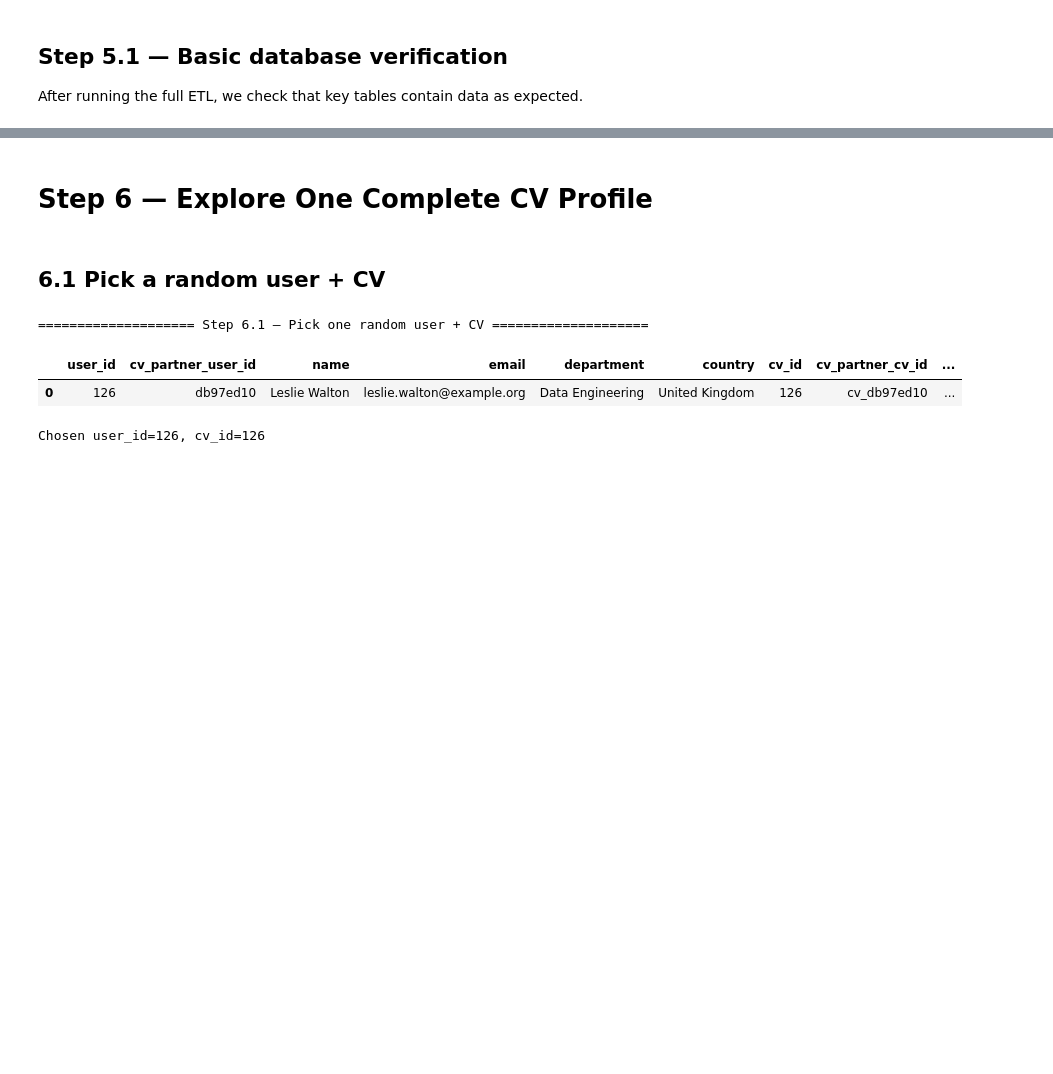
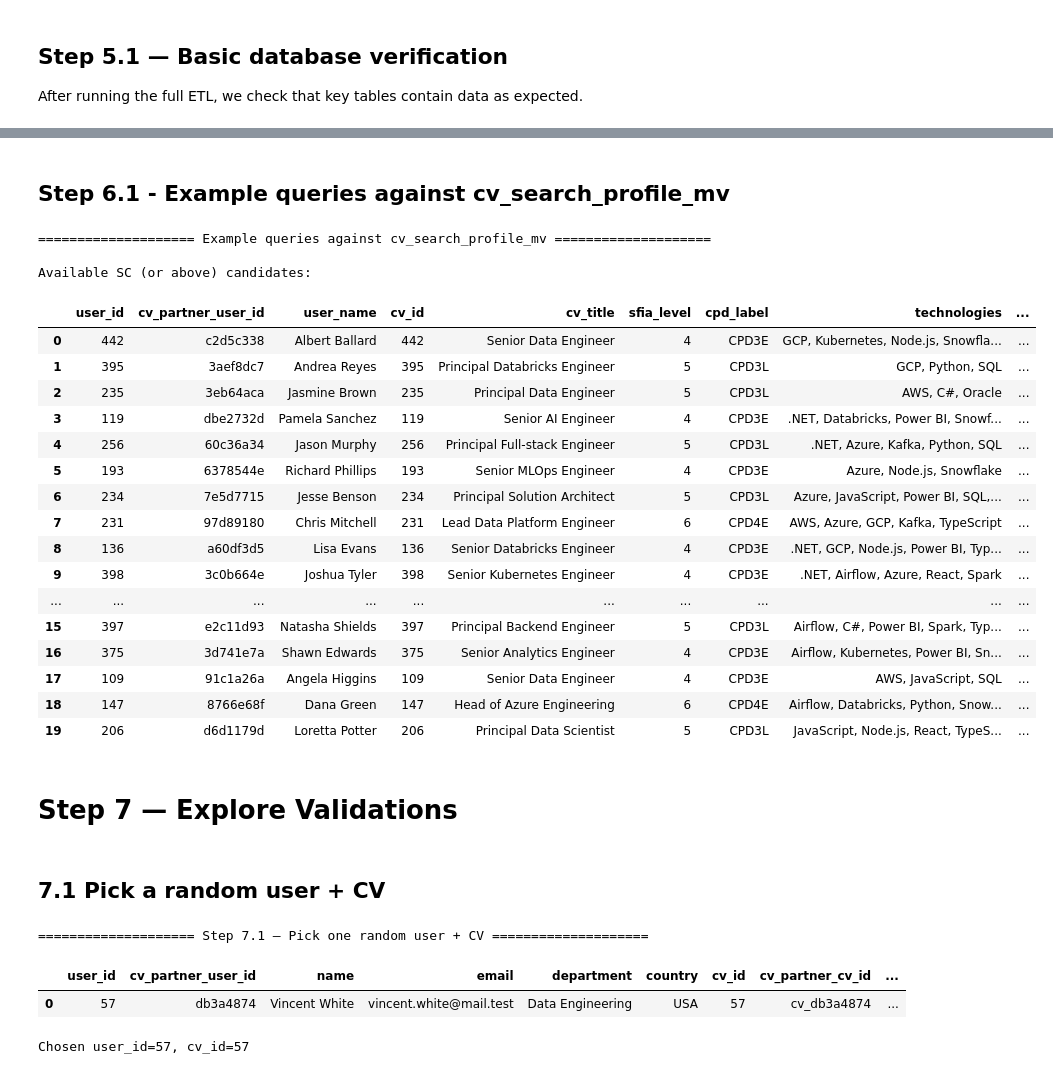
Before and after one commit to AlanaBF/etl_pipeline, a Jupyter notebook: data_engineering_ETL_pipeline.ipynb, the cells around one changed output, grey strips where cells are left out. Saved outputs shown, nothing was run; the diff lists cells and outputs as text; code cells hidden in the pictures; blank space fills up the shorter version.

```diff
--- a/data_engineering_ETL_pipeline.ipynb
+++ b/data_engineering_ETL_pipeline.ipynb
@@ -1299,9 +1333,53 @@ CV–technology links in DB: 2225
+# %% [markdown]
+## Step 6.1 - Example queries against cv_search_profile_mv
+# %%
+print_step("Example queries against cv_search_profile_mv")
+
+with engine.connect() as conn:
+    # e.g. available people with SC clearance and SFIA >= 4
+    sc_available = pd.read_sql(
+        """
+        SELECT *
+        FROM cv_search_profile_mv
+        WHERE
+            (clearance = 'SC' OR clearance IS NULL) AND
+            sfia_level >= 4 AND
+            latest_percent_available >= 50
+        ORDER BY latest_percent_available DESC, sfia_level DESC
+        LIMIT 20;
+        """,
+        conn,
+    )
+
+print("\nAvailable SC (or above) candidates:")
+display(sc_available)
+# %% [output]
+==================== Example queries against cv_search_profile_mv ====================
+
+Available SC (or above) candidates:
+|  | user_id | cv_partner_user_id | user_name | cv_id | cv_title | sfia_level | cpd_label | technologies | ... |
+| 0 | 442 | c2d5c338 | Albert Ballard | 442 | Senior Data Engineer | 4 | CPD3E | GCP, Kubernetes, Node.js, Snowfla... | ... |
+| 1 | 395 | 3aef8dc7 | Andrea Reyes | 395 | Principal Databricks Engineer | 5 | CPD3L | GCP, Python, SQL | ... |
+| 2 | 235 | 3eb64aca | Jasmine Brown | 235 | Principal Data Engineer | 5 | CPD3L | AWS, C#, Oracle | ... |
+| 3 | 119 | dbe2732d | Pamela Sanchez | 119 | Senior AI Engineer | 4 | CPD3E | .NET, Databricks, Power BI, Snowf... | ... |
+| 4 | 256 | 60c36a34 | Jason Murphy | 256 | Principal Full-stack Engineer | 5 | CPD3L | .NET, Azure, Kafka, Python, SQL | ... |
+| 5 | 193 | 6378544e | Richard Phillips | 193 | Senior MLOps Engineer | 4 | CPD3E | Azure, Node.js, Snowflake | ... |
+| 6 | 234 | 7e5d7715 | Jesse Benson | 234 | Principal Solution Architect | 5 | CPD3L | Azure, JavaScript, Power BI, SQL,... | ... |
+| 7 | 231 | 97d89180 | Chris Mitchell | 231 | Lead Data Platform Engineer | 6 | CPD4E | AWS, Azure, GCP, Kafka, TypeScript | ... |
+| 8 | 136 | a60df3d5 | Lisa Evans | 136 | Senior Databricks Engineer | 4 | CPD3E | .NET, GCP, Node.js, Power BI, Typ... | ... |
+| 9 | 398 | 3c0b664e | Joshua Tyler | 398 | Senior Kubernetes Engineer | 4 | CPD3E | .NET, Airflow, Azure, React, Spark | ... |
+| ... | ... | ... | ... | ... | ... | ... | ... | ... | ... |
+| 15 | 397 | e2c11d93 | Natasha Shields | 397 | Principal Backend Engineer | 5 | CPD3L | Airflow, C#, Power BI, Spark, Typ... | ... |
+| 16 | 375 | 3d741e7a | Shawn Edwards | 375 | Senior Analytics Engineer | 4 | CPD3E | Airflow, Kubernetes, Power BI, Sn... | ... |
+| 17 | 109 | 91c1a26a | Angela Higgins | 109 | Senior Data Engineer | 4 | CPD3E | AWS, JavaScript, SQL | ... |
+| 18 | 147 | 8766e68f | Dana Green | 147 | Head of Azure Engineering | 6 | CPD4E | Airflow, Databricks, Python, Snow... | ... |
+| 19 | 206 | d6d1179d | Loretta Potter | 206 | Principal Data Scientist | 5 | CPD3L | JavaScript, Node.js, React, TypeS... | ... |
 # %% [markdown]
-# Step 6 — Explore One Complete CV Profile
+# Step 7 — Explore Validations
 # %% [markdown]
-## 6.1 Pick a random user + CV
+## 7.1 Pick a random user + CV
 # %%
-print_step("Step 6.1 — Pick one random user + CV")
+print_step("Step 7.1 — Pick one random user + CV")
 
 import numpy as np
 from IPython.display import display
@@ -1338,8 +1416,8 @@ cv_id = int(person_df.loc[0, "cv_id"])
 
 print(f"\nChosen user_id={user_id}, cv_id={cv_id}")
 # %% [output]
-==================== Step 6.1 — Pick one random user + CV ====================
+==================== Step 7.1 — Pick one random user + CV ====================
 |  | user_id | cv_partner_user_id | name | email | department | country | cv_id | cv_partner_cv_id | ... |
-| 0 | 126 | db97ed10 | Leslie Walton | leslie.walton@example.org | Data Engineering | United Kingdom | 126 | cv_db97ed10 | ... |
+| 0 | 57 | db3a4874 | Vincent White | vincent.white@mail.test | Data Engineering | USA | 57 | cv_db3a4874 | ... |
-Chosen user_id=126, cv_id=126
+Chosen user_id=57, cv_id=57
 # %% [markdown]
```
Also changed, not shown: parts of 12 cells of this notebook, 16 other files.
